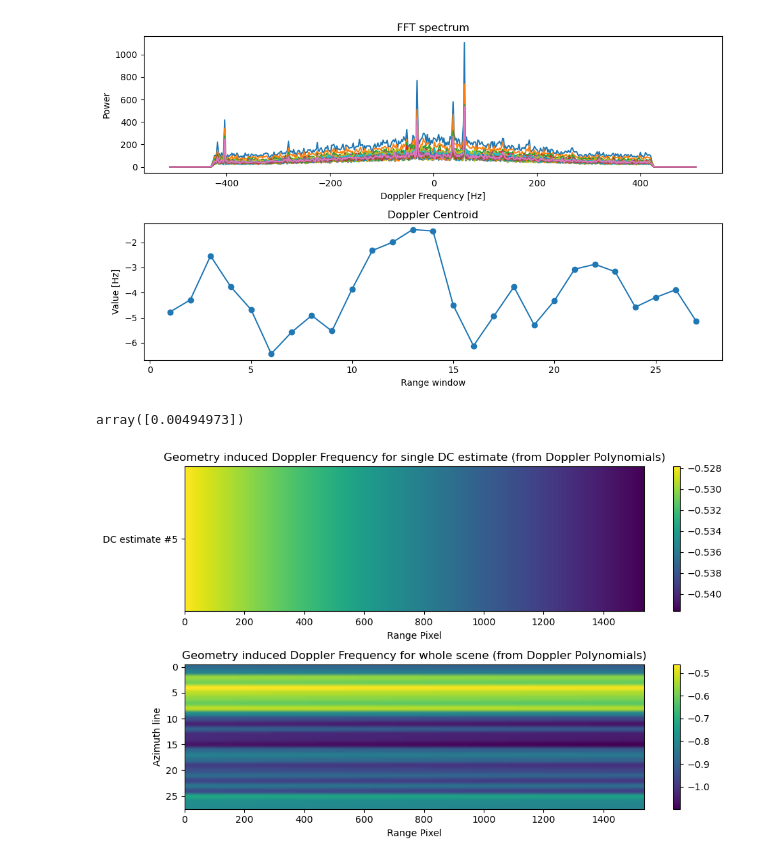
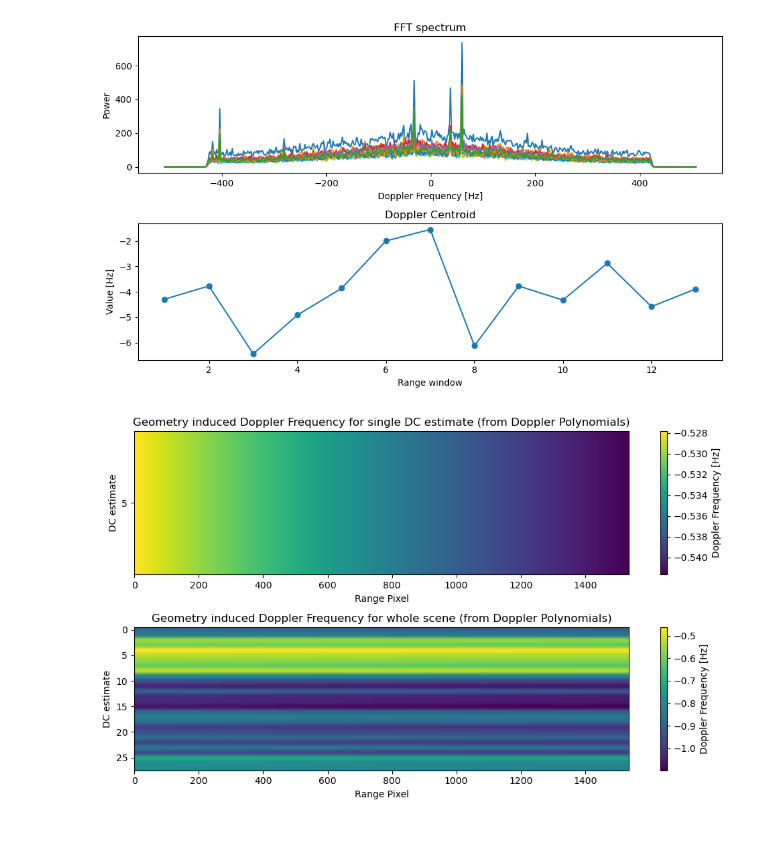
Before and after one commit to oscipal/ocean_current_retrieval, a Jupyter notebook: desert_DCA.ipynb, the cells around one changed output. Cells and saved outputs as stored; diff of their text form; code cells hidden in the pictures; blank space fills up the shorter version.

```diff
--- a/desert_DCA.ipynb
+++ b/desert_DCA.ipynb
@@ -17,7 +17,7 @@ ANNOT_XML = "Biomass_data/desert_scene/BIO_S2_SCS__1S_20260202T174434_20260202T1
 WIN_AZ = 512
 WIN_RG = 100
 STRIDE_AZ = 512
-STRIDE_RG = 50
+STRIDE_RG = 100
 # %%
 def iso_to_unix(iso_str: str) -> float:
     """
@@ -66,7 +66,7 @@ freqs = np.fft.fftshift(freqs)
 
 for i in range(n_rg):
     rg_0 = i * STRIDE_RG
-    S = np.fft.fft(slc[000:000+WIN_AZ, rg_0:rg_0+WIN_RG], axis=0)
+    S = np.fft.fft(slc[:WIN_AZ, rg_0:rg_0+WIN_RG], axis=0)
     S = np.fft.fftshift(S, axes=0)
 
     S_abs = np.abs(S)**2
@@ -91,7 +91,7 @@ ax[1].set_ylabel("Value [Hz]")
 
 plt.tight_layout()
 # %% [output]
-[figure, old version]
+[figure, new version]
 # %%
 dc_estimates = []
 for dc in root.findall(".//dopplerParameters//dcEstimateList//dcEstimate"):
@@ -128,26 +128,23 @@ for i, entry in enumerate(dc_estimates):
     c0, c1, c2, c3, c4 = entry[2]
     for j, t in enumerate(tau):
         df_geom[i, j] = c0 + c1 * (t-t0) + c2 * (t-t0)**2 + c3 * (t-t0)**3 + c4 * (t-t0)**4
-# %%
-tau[0:1]
-# %% [output]
-array([0.00494973])
 # %%
 fig,ax = plt.subplots(2,1, figsize=(10,6))
 
 im1 = ax[0].imshow(df_geom[5:6], aspect='auto')
 ax[0].set_title("Geometry induced Doppler Frequency for single DC estimate (from Doppler Polynomials)")
 ax[0].set_xlabel("Range Pixel")
 ax[0].set_yticks([0])
-ax[0].set_yticklabels([f"DC estimate #5/nAzimuth lines: "])
-plt.colorbar(im1, ax=ax[0])
+ax[0].set_yticklabels([5])
+ax[0].set_ylabel("DC estimate")
+plt.colorbar(im1, ax=ax[0], label="Doppler Frequency [Hz]")
 
 im2 = ax[1].imshow(df_geom, aspect='auto')
 ax[1].set_title("Geometry induced Doppler Frequency for whole scene (from Doppler Polynomials)")
 ax[1].set_xlabel("Range Pixel")
-ax[1].set_ylabel("Azimuth line")
-plt.colorbar(im2, ax=ax[1])
+ax[1].set_ylabel("DC estimate")
+plt.colorbar(im2, ax=ax[1], label="Doppler Frequency [Hz]")
 
 plt.tight_layout()
 # %% [output]
-[figure, old version]
+[figure, new version]
```
Also changed, not shown: parts of 3 cells of this notebook, 3 other files.
